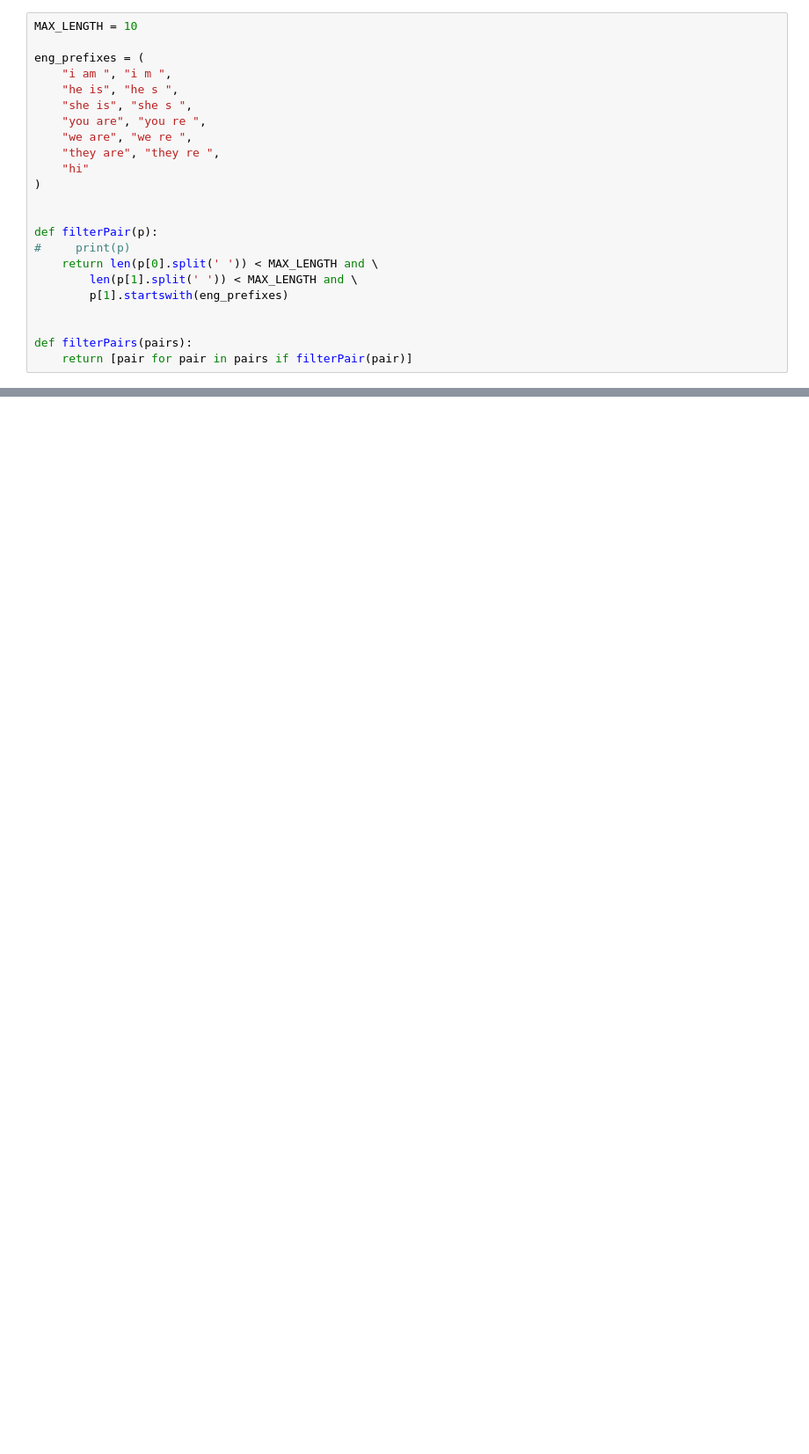
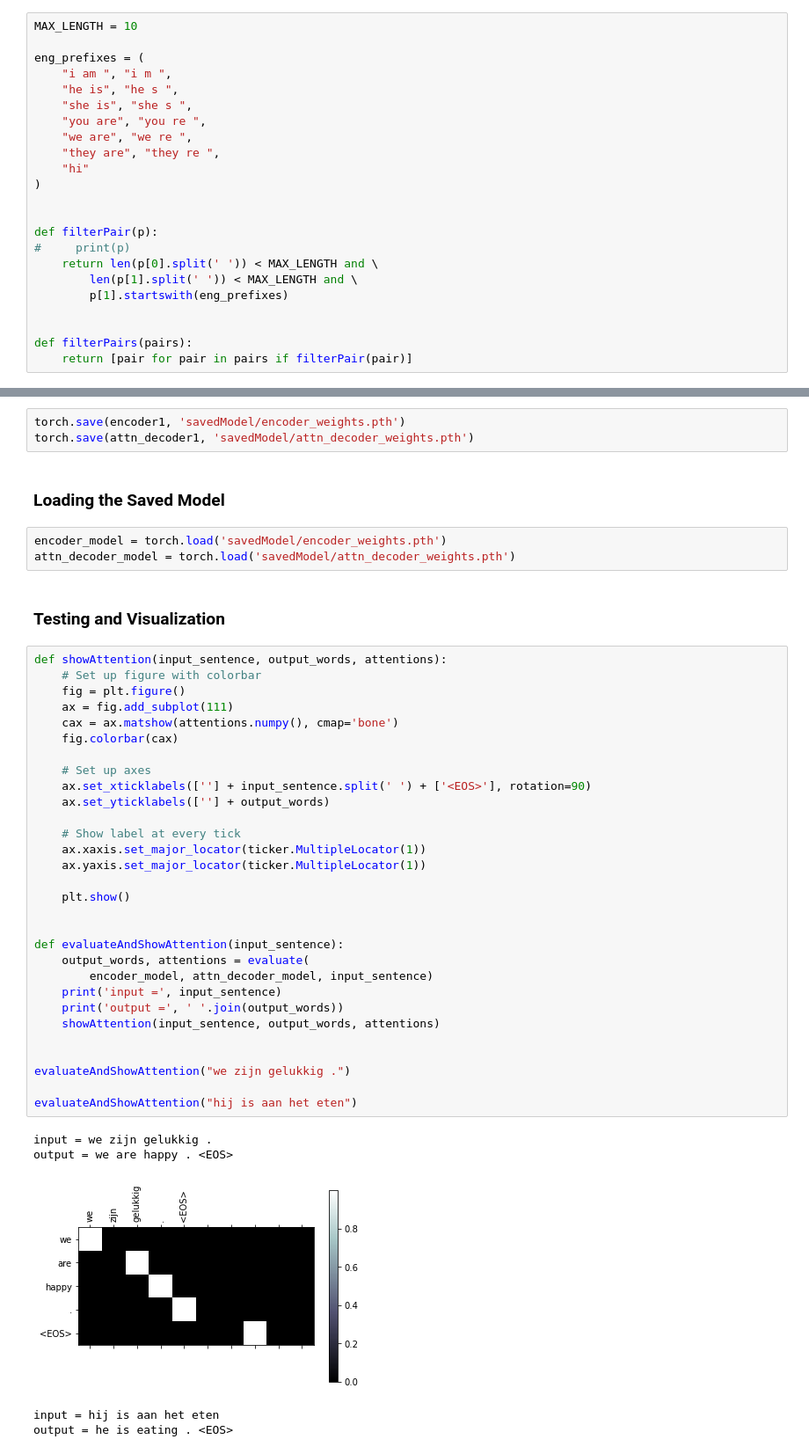
Before and after one commit to vrajeshtrichy/AI-ML-NLP-MachineTranslation, a Jupyter notebook: Translation-Dutch-to-English-PyTorch-Seq2Seq-RNN.ipynb, the cells around one changed output, grey strips where cells are left out. Shown: that part at 88% size. Cells and saved outputs as stored; diff of their text form; blank space fills up the shorter version.

```diff
--- a/Translation-Dutch-to-English-PyTorch-Seq2Seq-RNN.ipynb
+++ b/Translation-Dutch-to-English-PyTorch-Seq2Seq-RNN.ipynb
@@ -248,0 +475,46 @@ for line in glove_file:
+# %%
+torch.save(encoder1, 'savedModel/encoder_weights.pth')
+torch.save(attn_decoder1, 'savedModel/attn_decoder_weights.pth')
+# %% [markdown]
+### Loading the Saved Model
+# %%
+encoder_model = torch.load('savedModel/encoder_weights.pth')
+attn_decoder_model = torch.load('savedModel/attn_decoder_weights.pth')
+# %% [markdown]
+### Testing and Visualization
+# %%
+def showAttention(input_sentence, output_words, attentions):
+    # Set up figure with colorbar
+    fig = plt.figure()
+    ax = fig.add_subplot(111)
+    cax = ax.matshow(attentions.numpy(), cmap='bone')
+    fig.colorbar(cax)
+
+    # Set up axes
+    ax.set_xticklabels([''] + input_sentence.split(' ') + ['<EOS>'], rotation=90)
+    ax.set_yticklabels([''] + output_words)
+
+    # Show label at every tick
+    ax.xaxis.set_major_locator(ticker.MultipleLocator(1))
+    ax.yaxis.set_major_locator(ticker.MultipleLocator(1))
+
+    plt.show()
+
+
+def evaluateAndShowAttention(input_sentence):
+    output_words, attentions = evaluate(
+        encoder_model, attn_decoder_model, input_sentence)
+    print('input =', input_sentence)
+    print('output =', ' '.join(output_words))
+    showAttention(input_sentence, output_words, attentions)
+
+
+evaluateAndShowAttention("we zijn gelukkig .")
+
+evaluateAndShowAttention("hij is aan het eten")
+# %% [output]
+input = we zijn gelukkig .
+output = we are happy . <EOS>
+[figure, added]
+input = hij is aan het eten
+output = he is eating . <EOS>
```
Also changed, not shown: parts of 48 cells of this notebook, 4 other files.
